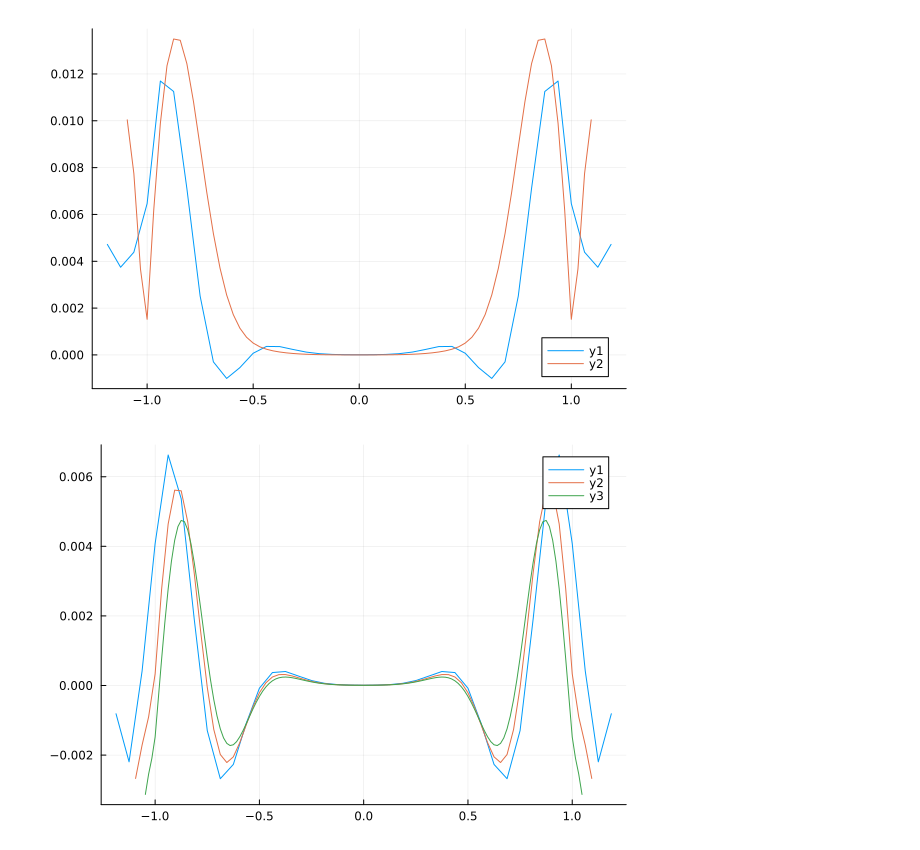
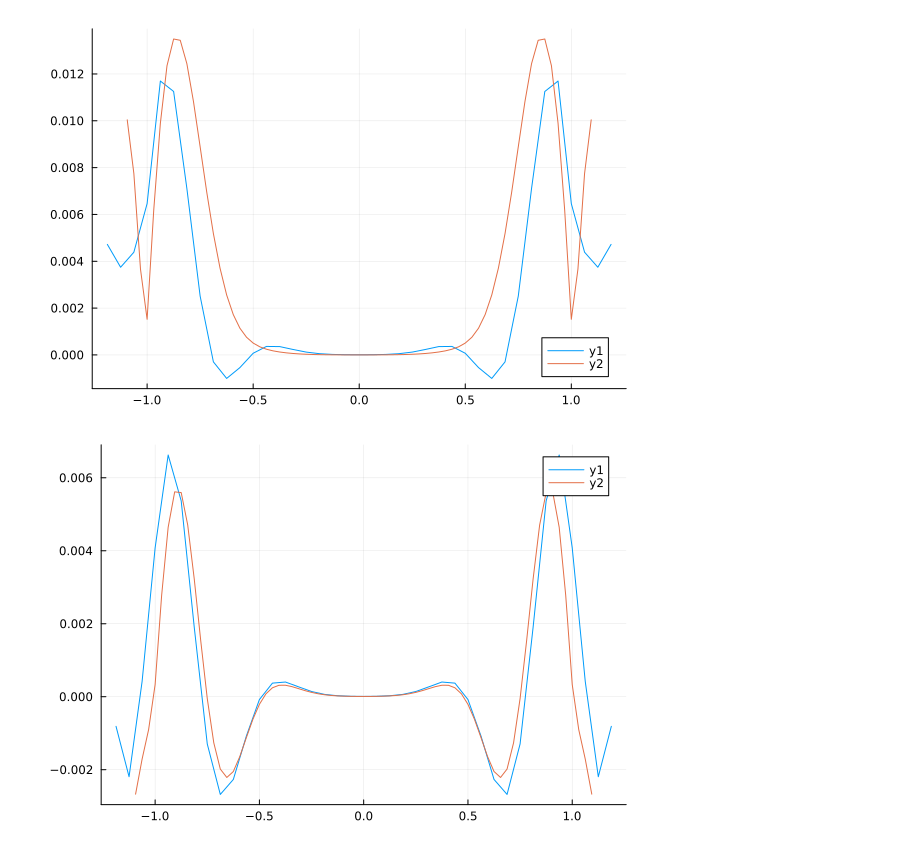
Before and after one commit to lwJi/Docs-Subcycling, a Jupyter notebook: ipynb-carpetx/Convergence.ipynb, the cells around one changed output. Saved outputs shown, nothing was run; the diff lists cells and outputs as text; code cells hidden in the pictures.

```diff
--- a/ipynb-carpetx/Convergence.ipynb
+++ b/ipynb-carpetx/Convergence.ipynb
@@ -115,20 +115,20 @@ return plt
 # %%
 conv_order = 4
 dirs = [
     "Conv/gaussian_64_noSC/output-0000/gaussian_64_noSC",
     "Conv/gaussian_128_noSC/output-0000/gaussian_128_noSC",
-    "Conv/gaussian_256_noSC/output-0000/gaussian_256_noSC",
+    #"Conv/gaussian_256_noSC/output-0000/gaussian_256_noSC",
 ]
 conv_bases = [1, 2, 4]
 parent_dir = expanduser("~/docker-workspace/simulations/")
 fulldirs = parent_dir .* dirs
 dats = Misc.load_data(fulldirs, 0, 1, 1.0)
 plt = plot()
 for i in 1:length(dats)
     x = dats[i][1]
     err = dats[i][2]
     plt = plot!(x, err * (conv_bases[i]^conv_order))
 end
 return plt
 # %% [output]
-[figure, old version]
+[figure, new version]
```
